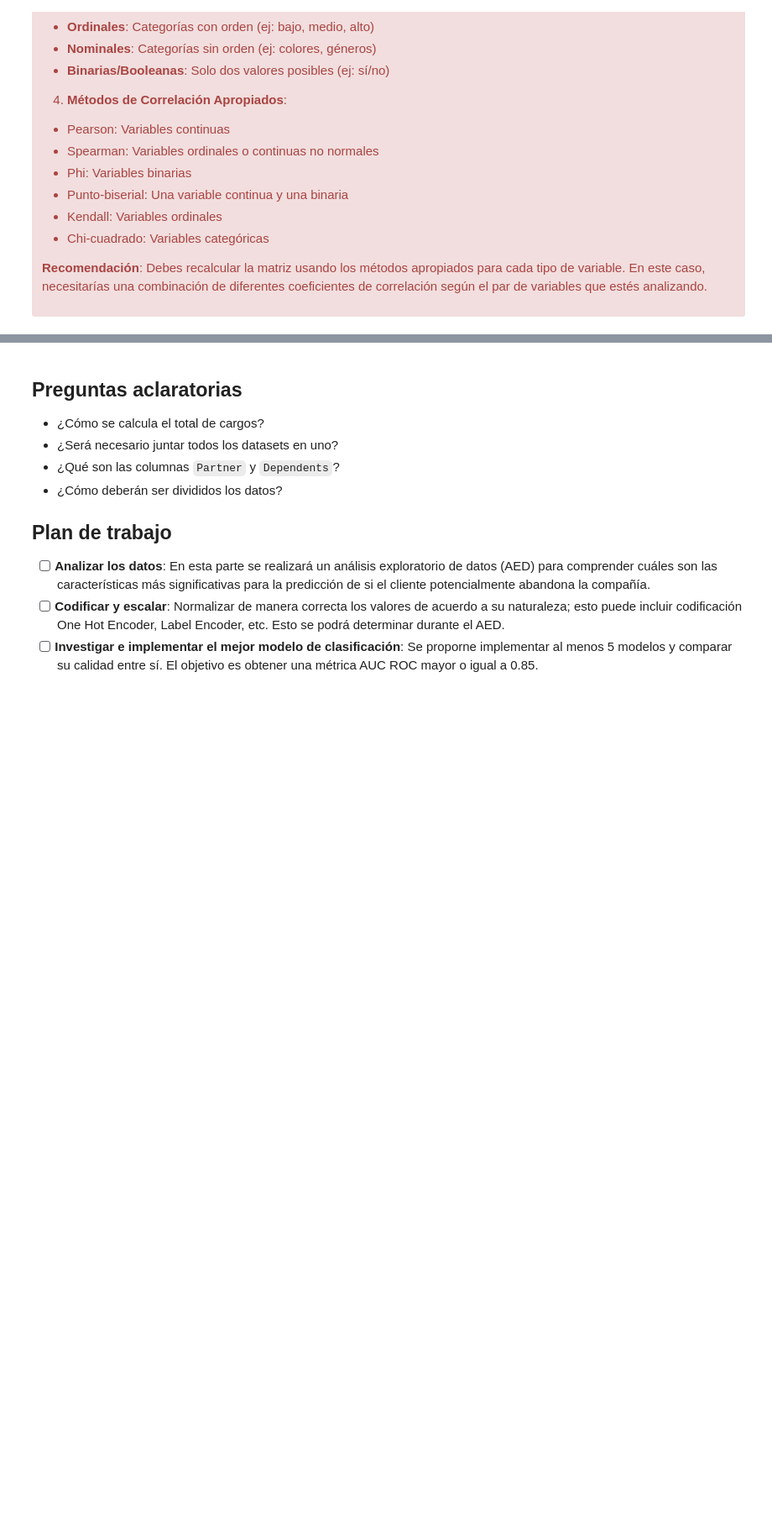
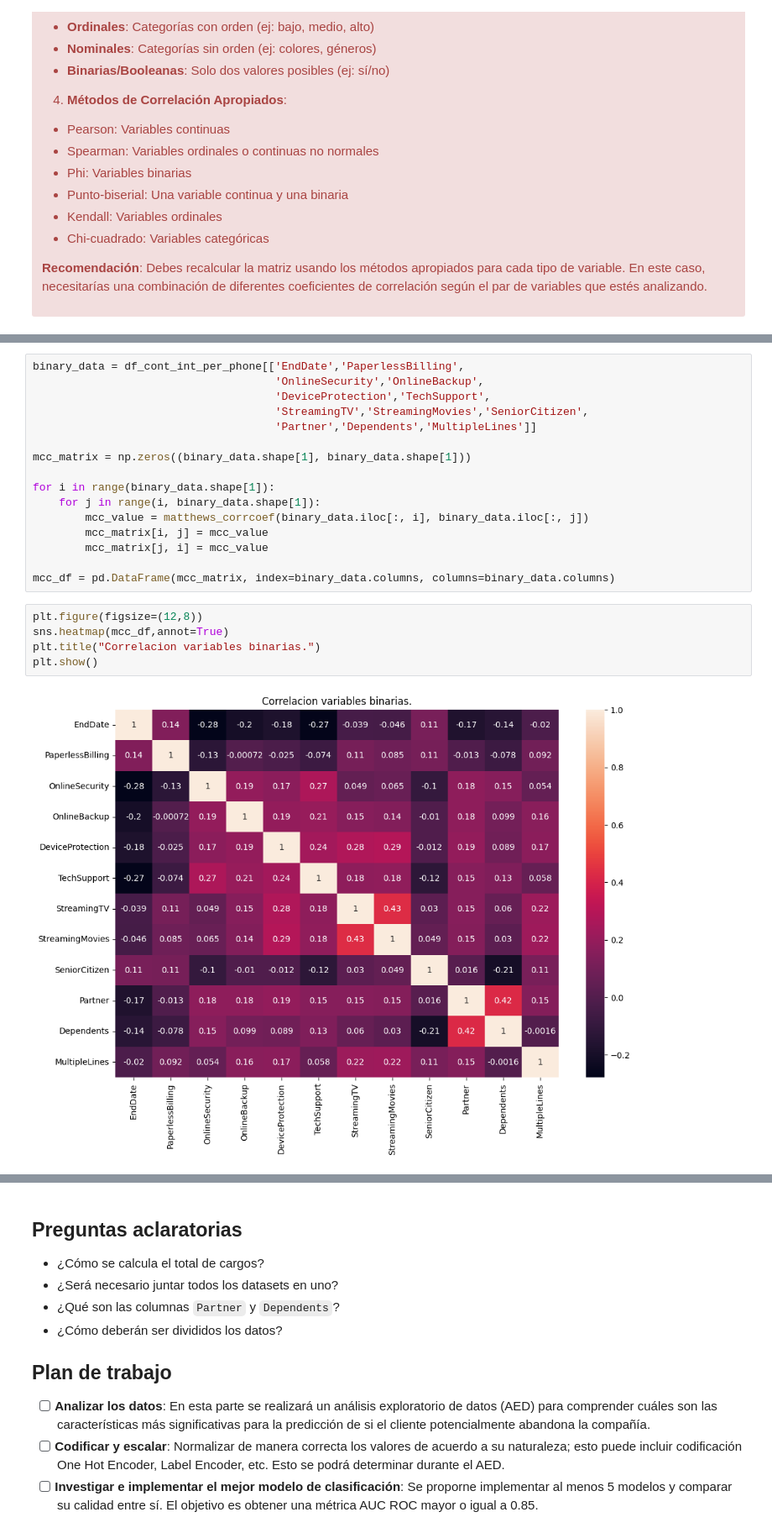
Before and after one commit to rodo-nunez/client_leack_prediction, a Jupyter notebook: telecom.ipynb, the cells around one changed output, grey strips where cells are left out. Shown at 84% size. Drawn from its saved outputs; the diff is of its cells as text; blank space fills up the shorter version.

```diff
--- a/telecom.ipynb
+++ b/telecom.ipynb
@@ -483,0 +521,23 @@ Debes recalcular la matriz usando los métodos apropiados para cada tipo de vari
+# %%
+binary_data = df_cont_int_per_phone[['EndDate','PaperlessBilling',
+                                     'OnlineSecurity','OnlineBackup',
+                                     'DeviceProtection','TechSupport',
+                                     'StreamingTV','StreamingMovies','SeniorCitizen',
+                                     'Partner','Dependents','MultipleLines']]
+
+mcc_matrix = np.zeros((binary_data.shape[1], binary_data.shape[1]))
+
+for i in range(binary_data.shape[1]):
+    for j in range(i, binary_data.shape[1]):
+        mcc_value = matthews_corrcoef(binary_data.iloc[:, i], binary_data.iloc[:, j])
+        mcc_matrix[i, j] = mcc_value
+        mcc_matrix[j, i] = mcc_value
+
+mcc_df = pd.DataFrame(mcc_matrix, index=binary_data.columns, columns=binary_data.columns)
+# %%
+plt.figure(figsize=(12,8))
+sns.heatmap(mcc_df,annot=True)
+plt.title("Correlacion variables binarias.")
+plt.show()
+# %% [output]
+[figure, added]
```
Also changed, not shown: parts of 40 cells of this notebook.
